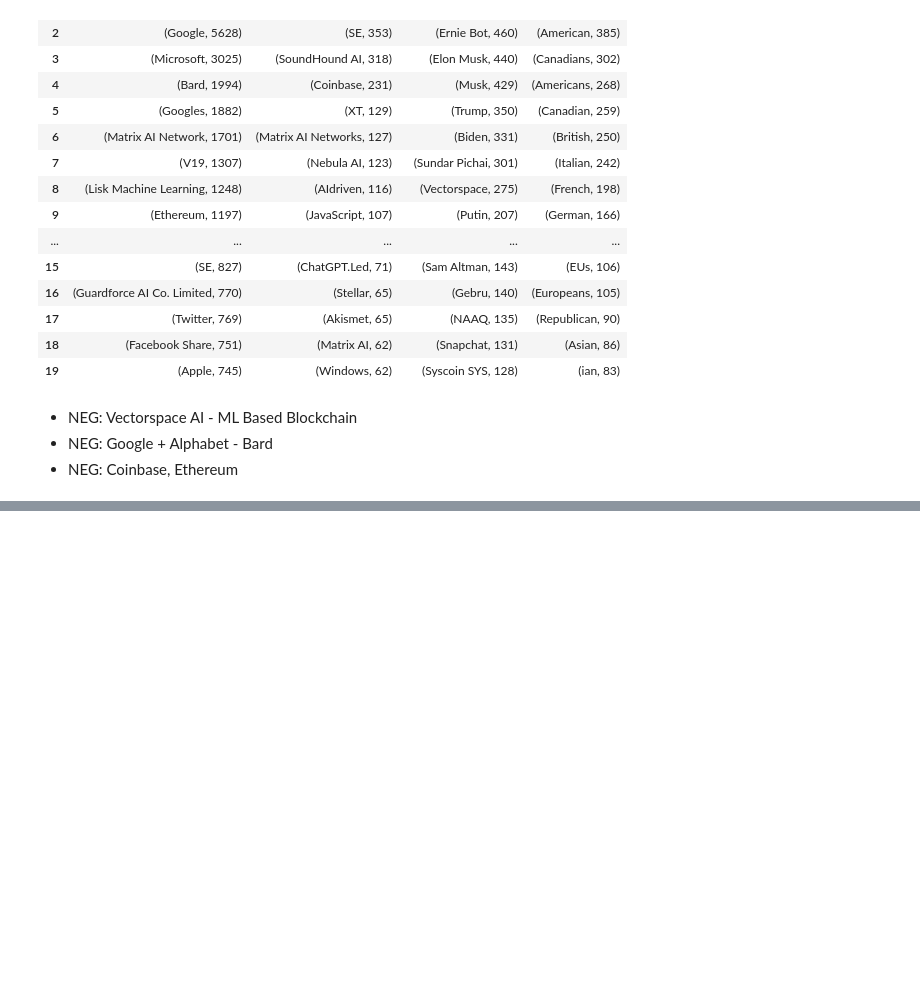
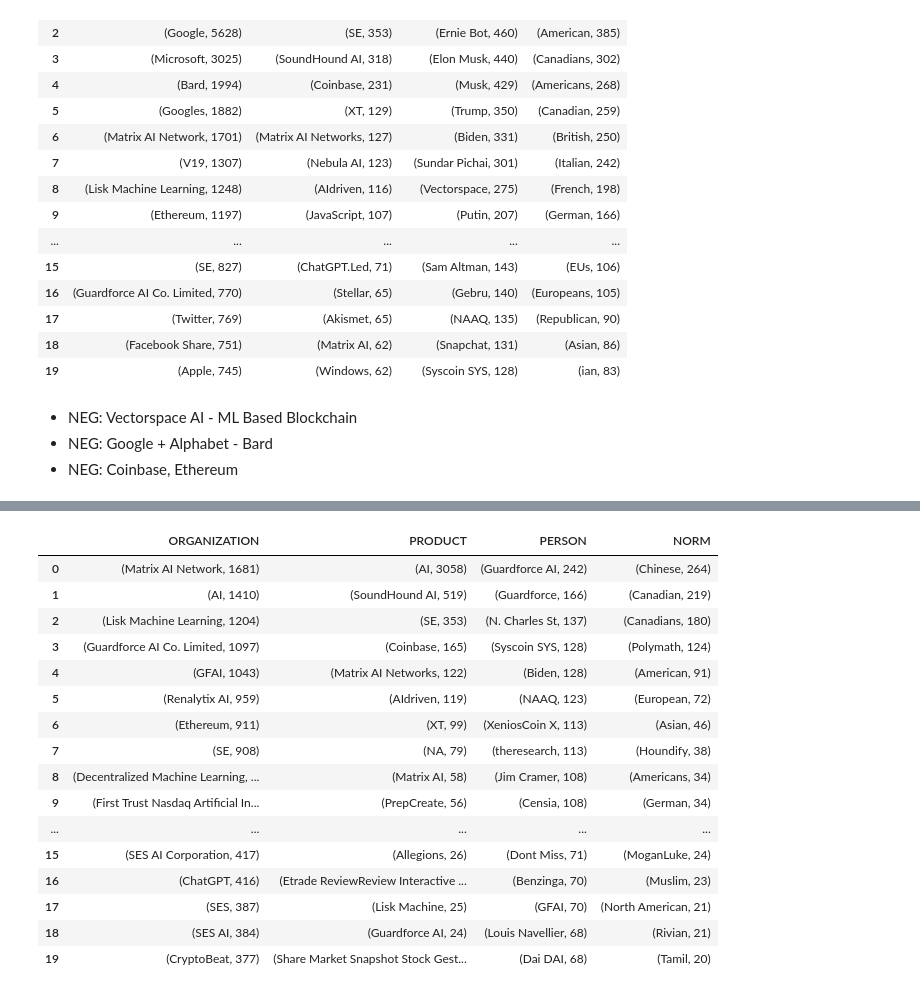
Before and after one commit to kshitij-mittal/Impact_Analysis_GenAI, a Jupyter notebook: 062_TargetedSentiment.ipynb, the cells around one changed output, grey strips where cells are left out. Cells and saved outputs as stored; diff of their text form; code cells hidden in the pictures; blank space fills up the shorter version.

```diff
--- a/062_TargetedSentiment.ipynb
+++ b/062_TargetedSentiment.ipynb
@@ -217,0 +315,23 @@ len(df_filt_neg.Bert_topics.unique())
+# %%
+# Financial
+df_filt_pos_fin=df_filt_pos[df_filt_pos.Bert_topics.isin([3])]
+ent_trend_fin = get_top_ents_2(df_filt_pos_fin)
+ent_trend_fin
+# %% [output]
+|  | ORGANIZATION | PRODUCT | PERSON | NORM |
+| 0 | (Matrix AI Network, 1681) | (AI, 3058) | (Guardforce AI, 242) | (Chinese, 264) |
+| 1 | (AI, 1410) | (SoundHound AI, 519) | (Guardforce, 166) | (Canadian, 219) |
+| 2 | (Lisk Machine Learning, 1204) | (SE, 353) | (N. Charles St, 137) | (Canadians, 180) |
+| 3 | (Guardforce AI Co. Limited, 1097) | (Coinbase, 165) | (Syscoin SYS, 128) | (Polymath, 124) |
+| 4 | (GFAI, 1043) | (Matrix AI Networks, 122) | (Biden, 128) | (American, 91) |
+| 5 | (Renalytix AI, 959) | (AIdriven, 119) | (NAAQ, 123) | (European, 72) |
+| 6 | (Ethereum, 911) | (XT, 99) | (XeniosCoin X, 113) | (Asian, 46) |
+| 7 | (SE, 908) | (NA, 79) | (theresearch, 113) | (Houndify, 38) |
+| 8 | (Decentralized Machine Learning, ... | (Matrix AI, 58) | (Jim Cramer, 108) | (Americans, 34) |
+| 9 | (First Trust Nasdaq Artificial In... | (PrepCreate, 56) | (Censia, 108) | (German, 34) |
+| ... | ... | ... | ... | ... |
+| 15 | (SES AI Corporation, 417) | (Allegions, 26) | (Dont Miss, 71) | (MoganLuke, 24) |
+| 16 | (ChatGPT, 416) | (Etrade ReviewReview Interactive ... | (Benzinga, 70) | (Muslim, 23) |
+| 17 | (SES, 387) | (Lisk Machine, 25) | (GFAI, 70) | (North American, 21) |
+| 18 | (SES AI, 384) | (Guardforce AI, 24) | (Louis Navellier, 68) | (Rivian, 21) |
+| 19 | (CryptoBeat, 377) | (Share Market Snapshot Stock Gest... | (Dai DAI, 68) | (Tamil, 20) |
```
Also changed, not shown: parts of 21 cells of this notebook.
